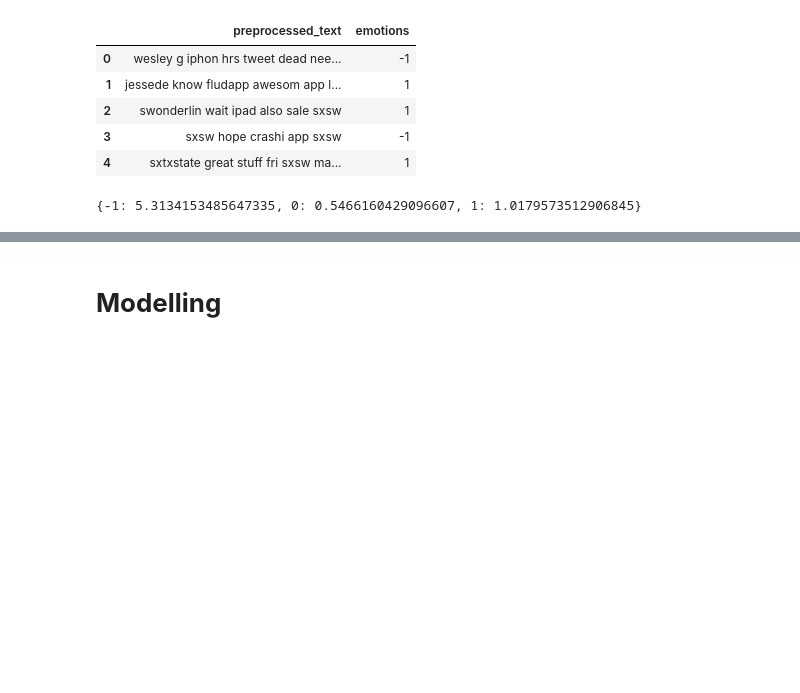
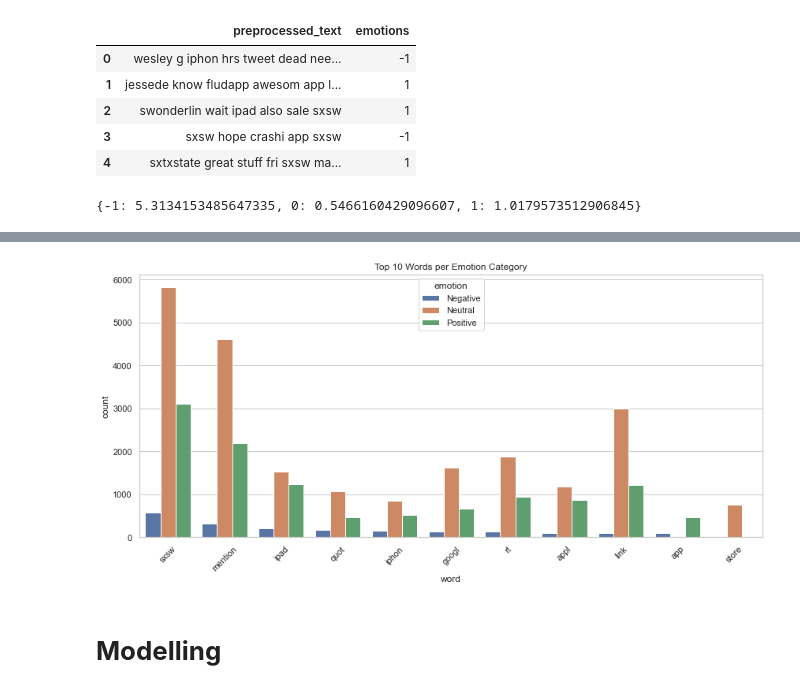
Before and after one commit to Ess-tatu/Analyzing-sentiment-in-tweets-about-Apple-and-Google-products., a Jupyter notebook: APEX_Analytics_Sentiment_Analysis_on_Apple_and_Google_Products_Model_Evaluation_&_Conclusions__F.ipynb, the cells around one changed output, grey strips where cells are left out. Cells and saved outputs as stored; diff of their text form; code cells hidden in the pictures; blank space fills up the shorter version.

```diff
--- a/APEX_Analytics_Sentiment_Analysis_on_Apple_and_Google_Products_Model_Evaluation_&_Conclusions__F.ipynb
+++ b/APEX_Analytics_Sentiment_Analysis_on_Apple_and_Google_Products_Model_Evaluation_&_Conclusions__F.ipynb
@@ -280,0 +321,13 @@ print(class_weights_dict)
+# %%
+# Combine the three into a DataFrame
+def to_df(word_list, label):
+    words, counts = zip(*word_list)
+    return pd.DataFrame({'word': words, 'count': counts, 'emotion': label})
+
+df_plot = pd.concat([
+    to_df(top_neg, 'Negative'),
+    to_df(top_neu, 'Neutral'),
+    to_df(top_pos, 'Positive')
+])
+
+df_plot
@@ -281,3 +352,13 @@ print(class_weights_dict)
+# %%
+# Plot the df
+plt.figure(figsize=(12, 6))
+sns.barplot(data=df_plot, x='word', y='count', hue='emotion')
+plt.title('Top 10 Words per Emotion Category')
+plt.xticks(rotation=45)
+plt.tight_layout()
+plt.show()
+# %% [output]
+[figure, added]
 # %% [markdown]
 # **Modelling**
 # %%
```
Also changed, not shown: parts of 14 cells of this notebook.
